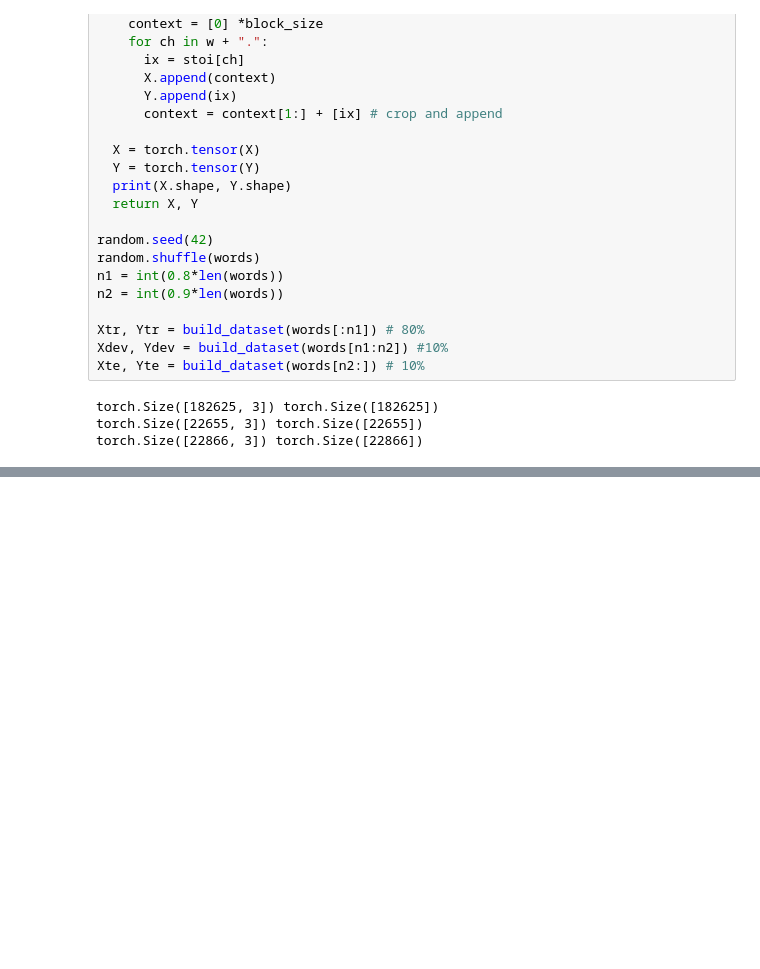
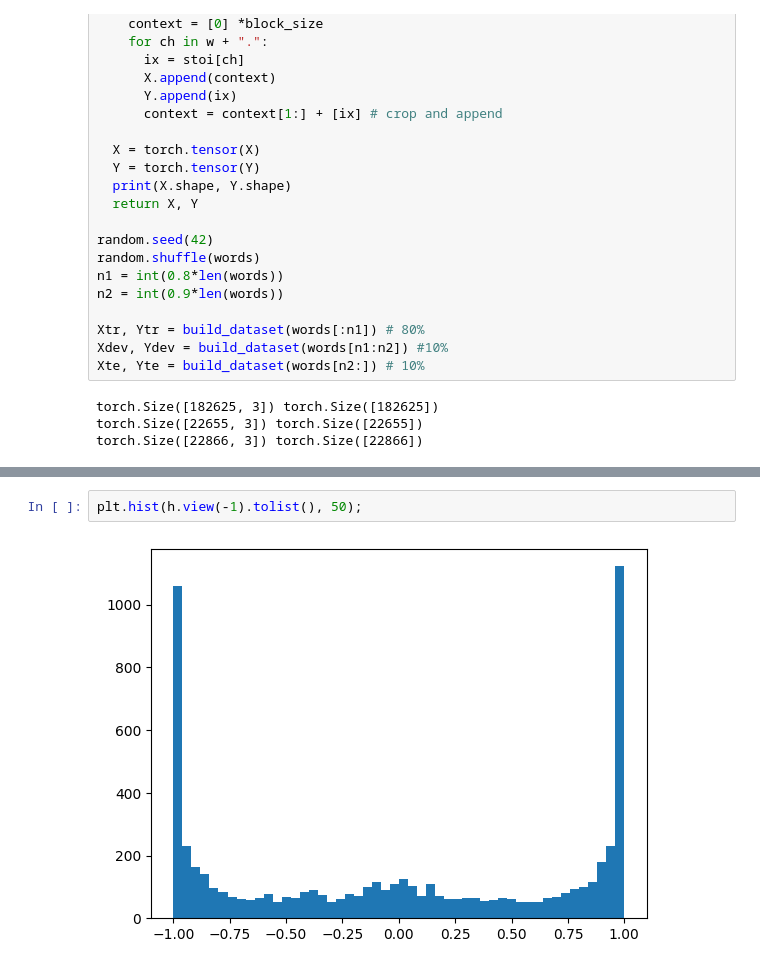
Before and after one commit to DrCoder0909/Neural-Network-from-scratch, a Jupyter notebook: makemore_part_3.ipynb, the cells around one changed output, grey strips where cells are left out. Saved outputs shown, nothing was run; the diff lists cells and outputs as text; blank space fills up the shorter version.

```diff
--- a/makemore_part_3.ipynb
+++ b/makemore_part_3.ipynb
@@ -95,0 +165,4 @@ KeyboardInterrupt:
+# %%
+plt.hist(h.view(-1).tolist(), 50);
+# %% [output]
+[figure, added]
```
Also changed, not shown: parts of 48 cells of this notebook.
